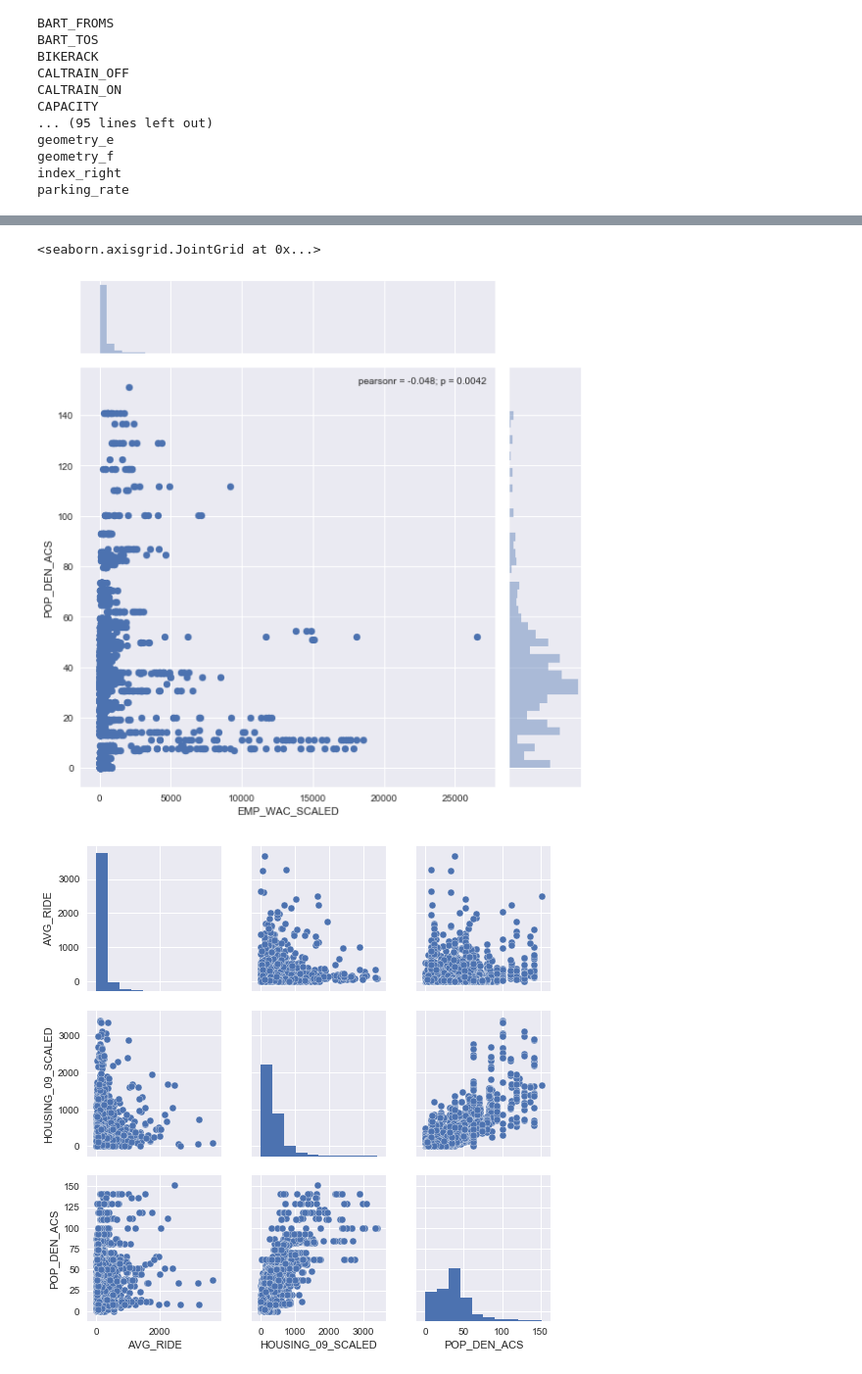
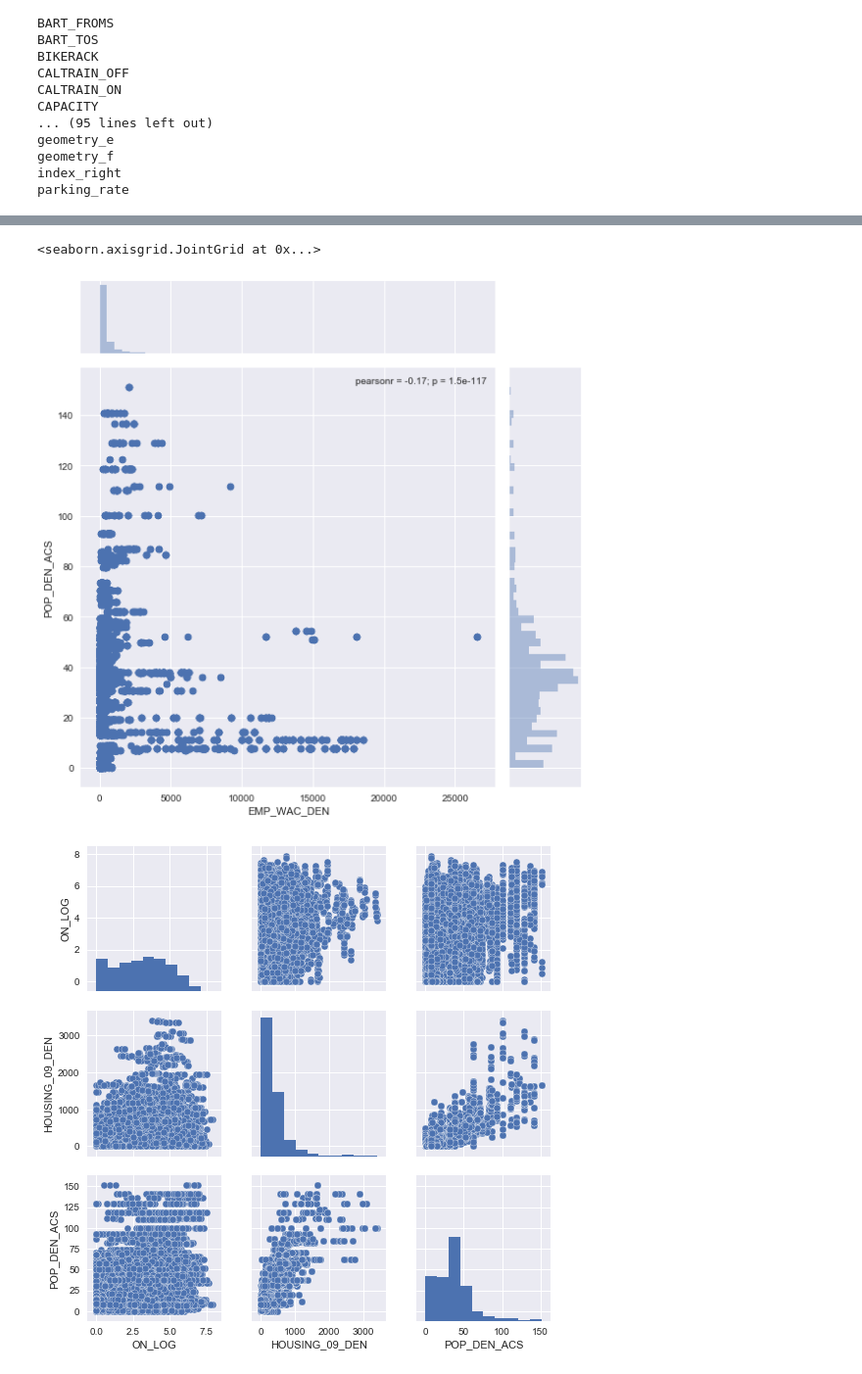
Before and after one commit to alex-mucci/Transit-Casa-Share, a Jupyter notebook: Notebooks/Seeing what the Data Looks Like.ipynb, the cells around one changed output, grey strips where cells are left out. Shown at 98% size. Saved outputs shown, nothing was run; the diff lists cells and outputs as text; code cells hidden in the pictures.

Commit message:
Finished Final Model for 2009 Ridership

```diff
--- a/Notebooks/Seeing what the Data Looks Like.ipynb
+++ b/Notebooks/Seeing what the Data Looks Like.ipynb
@@ -9,6 +9,6 @@ import datetime
 # %%
 # get the data
 pd.options.display.max_columns = 9999
-df = pd.read_csv('E:/Transit-Casa-Alex/Output/Modeling/2009/Tenth_Data.csv')
+df = pd.read_csv('E:/Transit-Casa-Alex/Output/Modeling/2009/Tenth_Modeling_Data.csv')
 df.head()
 # %% [output]
@@ -42,9 +51,0 @@ parking_rate
-# %%
-#average ons and offs
-df['AVG_RIDE'] = (df['ON'] + df['OFF'])/2
-
-#drop itself out of a stops competing stops
-df['NUM_BUS_STOPS'] = df['NUM_BUS_STOPS'] - 1
-# %%
-#deleted stops that were in San Mateo
-df = df.drop(df[np.isnan(df['NUM_BUS_STOPS'])].index)
@@ -64,4 +483,0 @@ sns.distplot(df['NUM_BUS_STOPS'])
-# %%
-df = df.drop(df[np.isnan(df['ON'])].index)
-print(len(df))
-sns.distplot(df['CAPACITY'])
@@ -98,17 +518,17 @@ sns.jointplot(x="EMP_RAC_SCALED", y="POP_DEN_ACS", data=df, size=8)
 # %%
-sns.jointplot(x="EMP_WAC_SCALED", y="POP_DEN_ACS", data=df, size=8)
+sns.jointplot(x="EMP_WAC_DEN", y="POP_DEN_ACS", data=df, size=8)
 # %% [output]
 <seaborn.axisgrid.JointGrid at 0x...>
-[figure, old version]
+[figure, new version]
 # %%
 #df['MONTH'] = pd.to_datetime(df['MONTH'])
 # %%
 df['Month'] = df['MONTH'].apply(lambda row: row.month)
 # %%
-fig = sns.pairplot(df[[ 'AVG_RIDE','HOUSING_09_SCALED','POP_DEN_ACS']])
+fig = sns.pairplot(df[[ 'ON_LOG','HOUSING_09_DEN','POP_DEN_ACS']].dropna())
 fig.savefig('E:\Transit-Casa-Alex\Output\Seaborn Pictures (Data Exploration)/Census_Block_Data.jpg')
 # %% [output]
-[figure, old version]
+[figure, new version]
 # %%
 fig = sns.pairplot(df[['AVG_RIDE','DWELL','RUNSPEED', 'CAPACITY', 'ONTIME5']])
 fig.savefig('E:\Transit-Casa-Alex\Output\Seaborn Pictures (Data Exploration)/Bus Performance.jpg')
```
Also changed, not shown: parts of 53 cells of this notebook, 7 other files.
